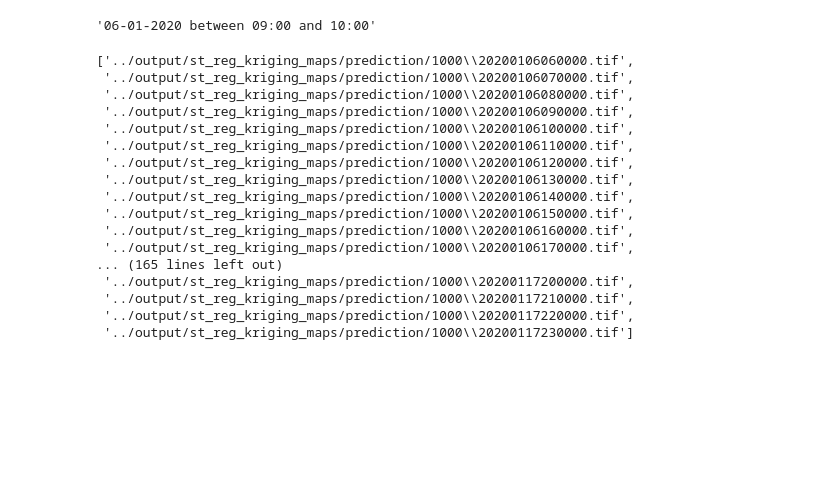
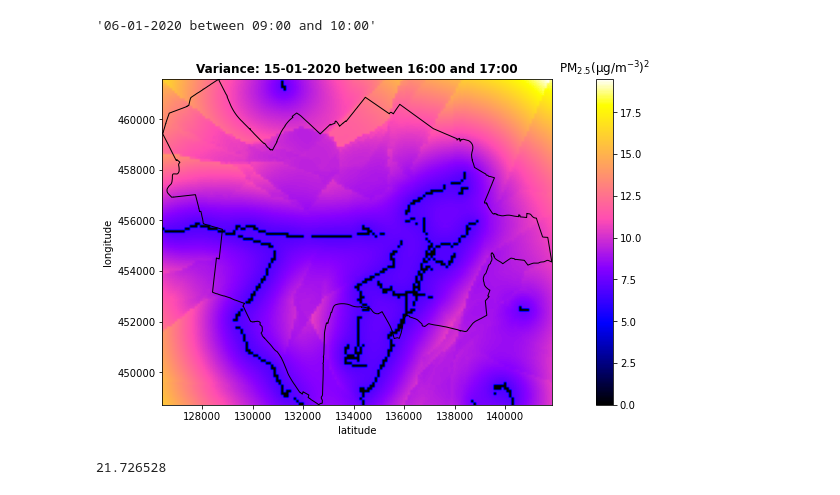
Before and after one commit to ystouthart/ADS-Snuffelfiets-Thesis, a Jupyter notebook: notebooks/1.0-raster-plots.ipynb, the cells around one changed output. Saved outputs shown, nothing was run; the diff lists cells and outputs as text; code cells hidden in the pictures; blank space fills up the shorter version.

```diff
--- a/notebooks/1.0-raster-plots.ipynb
+++ b/notebooks/1.0-raster-plots.ipynb
@@ -187,23 +186,50 @@ for filename in tqdm(all_files):
 
 
 # TO DO: At 100m, timeslots 15-01 13:00 tm 17:00 look interesting. Fix the colorbar to the same range, and show plot in Paper.
-# %%
-all_files
-# %% [output]
-['../output/st_reg_kriging_maps/prediction/1000\\20200106060000.tif',
- '../output/st_reg_kriging_maps/prediction/1000\\20200106070000.tif',
- '../output/st_reg_kriging_maps/prediction/1000\\20200106080000.tif',
- '../output/st_reg_kriging_maps/prediction/1000\\20200106090000.tif',
- '../output/st_reg_kriging_maps/prediction/1000\\20200106100000.tif',
- '../output/st_reg_kriging_maps/prediction/1000\\20200106110000.tif',
- '../output/st_reg_kriging_maps/prediction/1000\\20200106120000.tif',
- '../output/st_reg_kriging_maps/prediction/1000\\20200106130000.tif',
- '../output/st_reg_kriging_maps/prediction/1000\\20200106140000.tif',
- '../output/st_reg_kriging_maps/prediction/1000\\20200106150000.tif',
- '../output/st_reg_kriging_maps/prediction/1000\\20200106160000.tif',
- '../output/st_reg_kriging_maps/prediction/1000\\20200106170000.tif',
-... (165 lines left out)
- '../output/st_reg_kriging_maps/prediction/1000\\20200117200000.tif',
- '../output/st_reg_kriging_maps/prediction/1000\\20200117210000.tif',
- '../output/st_reg_kriging_maps/prediction/1000\\20200117220000.tif',
- '../output/st_reg_kriging_maps/prediction/1000\\20200117230000.tif']
+# %%
+src1 = rasterio.open("../output/st_reg_kriging_maps/var/100/20200115140000.tif")
+src2 = rasterio.open("../output/st_reg_kriging_maps/var/100/20200115150000.tif")
+src3 = rasterio.open("../output/st_reg_kriging_maps/var/100/20200115160000.tif")
+
+max_ref = np.amax([np.amax(src1.read()), np.amax(src2.read()), np.amax(src3.read())])
+
+
+
+filename = "../output/st_reg_kriging_maps/var/100\\20200115160000.tif"
+
+
+src = rasterio.open(filename)
+raster = filename.split("\\")[1]
+polys = gpd.read_file('../data/external/WijkBuurtkaart_2020_v1/gem_utrecht.shp')
+
+date = raster.split(".")[0]
+date = date + "000000"
+month = date[4:6]
+day = date[6:8]
+hour = date[8:10]
+hour2 = int(hour)+1
+
+if hour2 < 10:
+    hour2 = "0"+str(hour2)
+
+text = f"Variance: {day}-{month}-2020 between {hour}:00 and {hour2}:00"
+
+fig, ax = plt.subplots(figsize=(16, 6))
+cmap = pyplot.get_cmap('gnuplot2')
+data = src.read()
+show(data, transform=src.transform, ax=ax, cmap=cmap, title=text, vmax=max_ref)
+#pyplot.set_clim(vmin=0, vmax=max_ref)
+
+polys.plot(ax=ax, edgecolor='black', linewidth=1, facecolor="none")
+ax.set_ylabel('longitude')
+ax.set_xlabel('latitude')
+fig.colorbar(cm.ScalarMappable(norm=colors.Normalize(vmin=0, vmax=max_ref), cmap=cmap), ax=ax).ax.set_title('$PM_{2.5} ({\mu}g/m^{-3})^{2}$')
+#fig.colorbar(cm.ScalarMappable(norm=colors.Normalize(vmin=0, vmax=max_ref), cmap=cmap), ax=ax).ax.set_title('$PM_{2.5} ({\mu}g/m^{-3})$')
+
+fig.savefig("../reports/figures/15-01-16u-var.jpg",bbox_inches='tight', dpi=300)
+# %% [output]
+[figure, added]
+# %%
+max_ref
+# %% [output]
+21.726528
```
Also changed, not shown: parts of 8 cells of this notebook, 19 other files.
